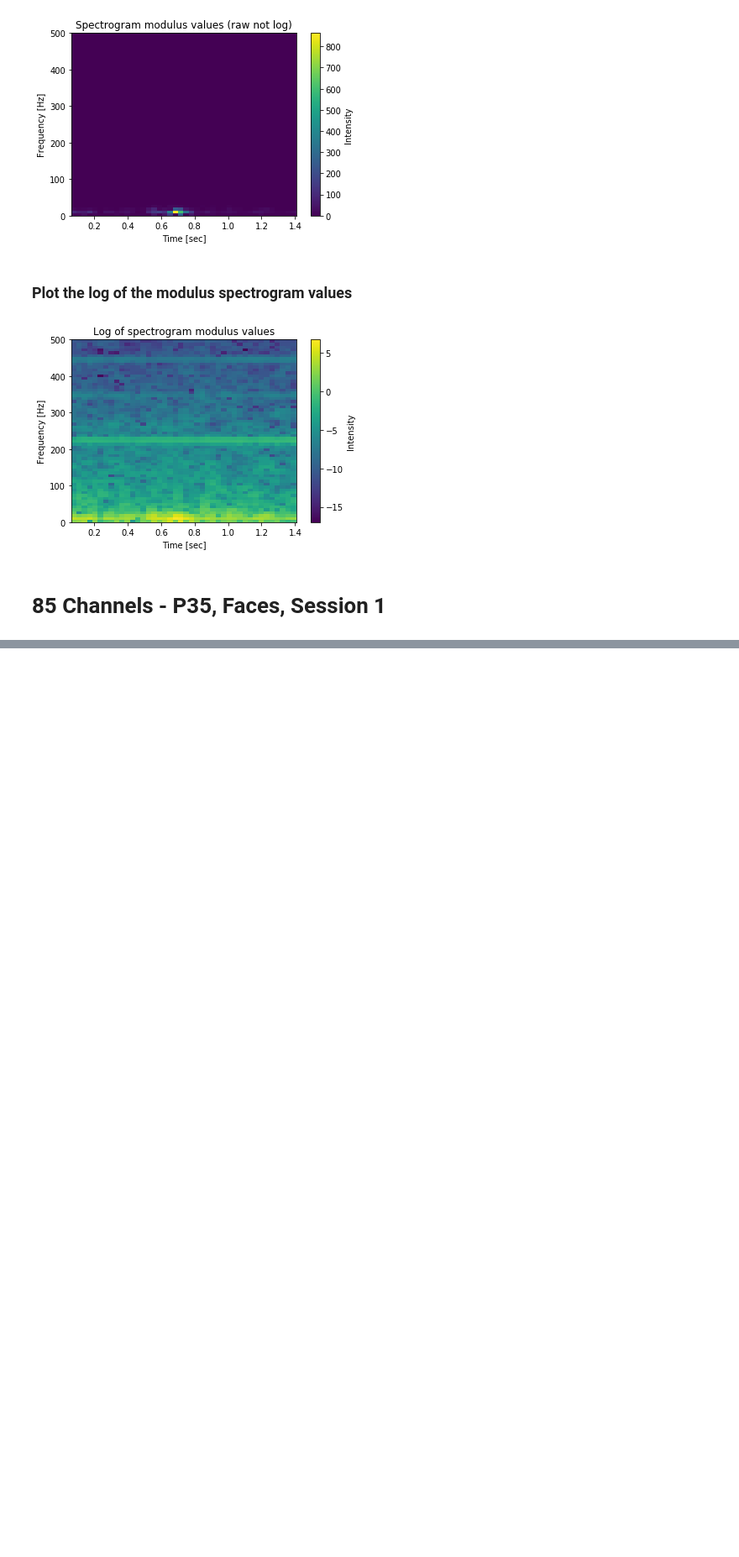
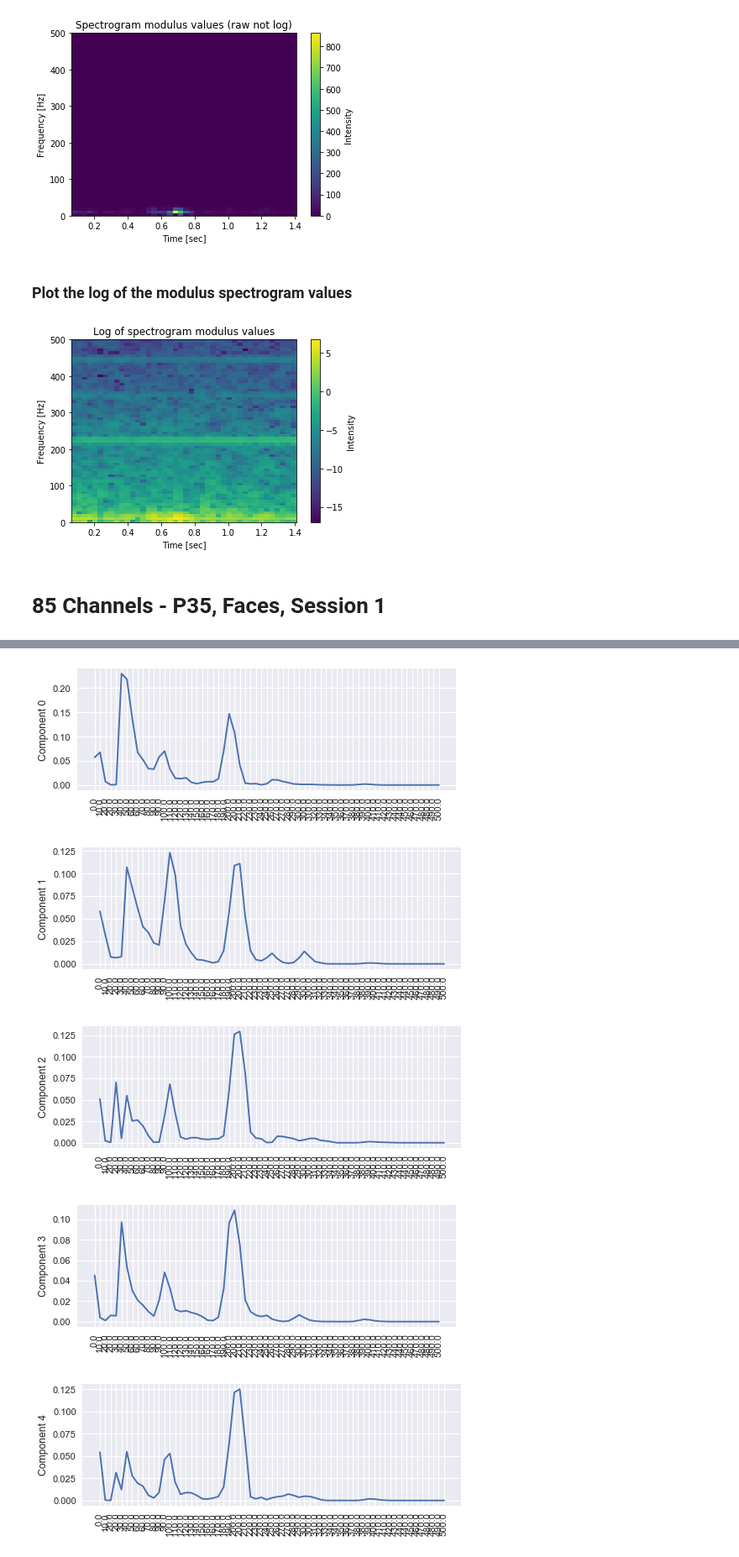
Before and after one commit to shamindras/neuroada_analysis, a Jupyter notebook: Python/demo-specgram.ipynb, the cells around one changed output, grey strips where cells are left out. Shown at 84% size. Cells and saved outputs as stored; diff of their text form; code cells hidden in the pictures; blank space fills up the shorter version.

```diff
--- a/Python/demo-specgram.ipynb
+++ b/Python/demo-specgram.ipynb
@@ -231,0 +341,9 @@ H: (8, 60673)
+# %%
+freq_ticks = np.around(np.linspace(0, 500, num=65), decimals=0)
+plotW(W=W_tens[:, 7, :], log=False, x_ticks_l=freq_ticks)
+# %% [output]
+[figure, added]
+[figure, added]
+[figure, added]
+[figure, added]
+[figure, added]
```
Also changed, not shown: parts of 18 cells of this notebook.
